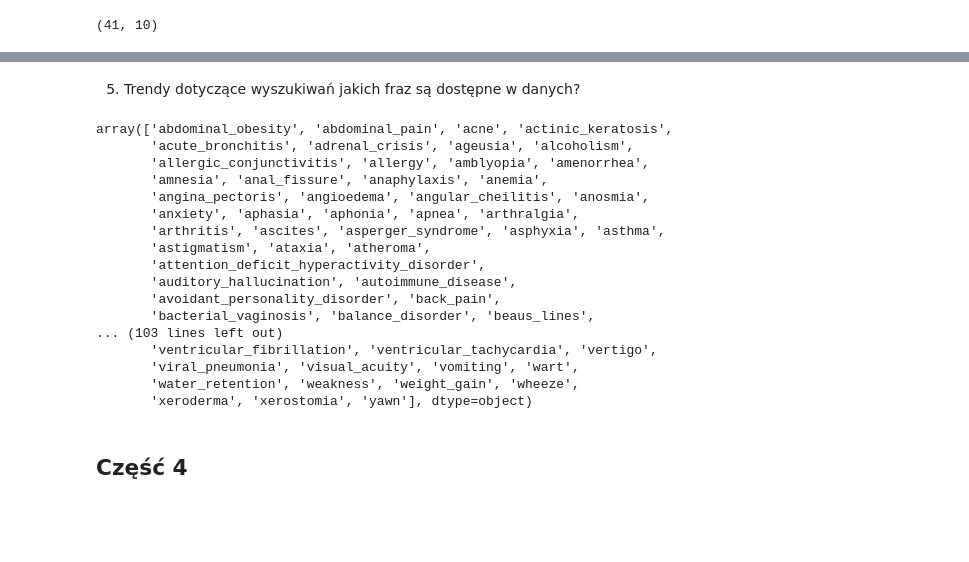
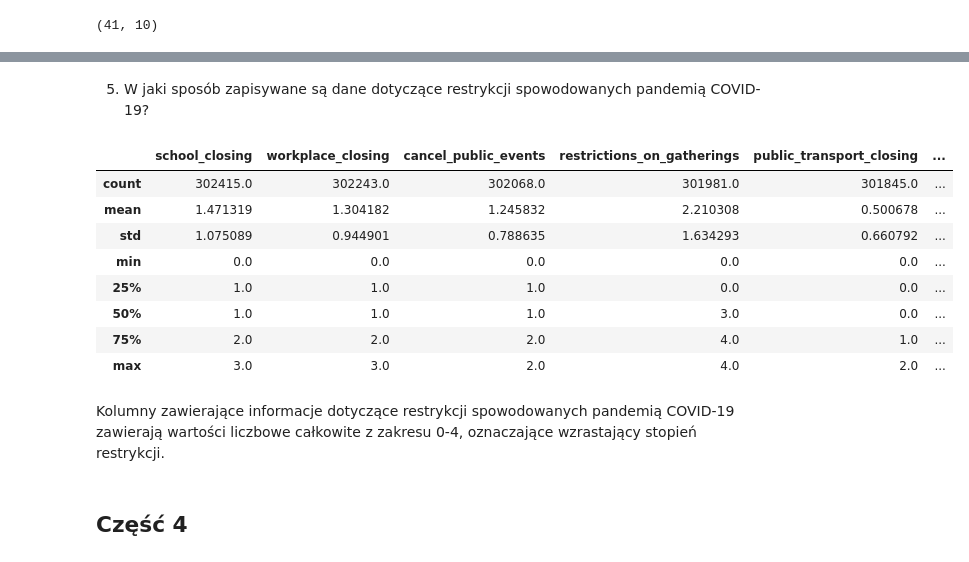
Before and after one commit to mikolajzakrzewski/big-data-processing-fundamentals, a Jupyter notebook: level_1.ipynb, the cells around one changed output, grey strips where cells are left out. Saved outputs shown, nothing was run; the diff lists cells and outputs as text; code cells hidden in the pictures; blank space fills up the shorter version.

```diff
--- a/level_1.ipynb
+++ b/level_1.ipynb
@@ -243,37 +245,26 @@ age_bins.head()
-# %% [markdown]
-5. Trendy dotyczące wyszukiwań jakich fraz są dostępne w danych?
-# %%
-query = """
-    SELECT DISTINCT column_name
-    FROM bigquery-public-data.covid19_open_data.INFORMATION_SCHEMA.COLUMNS
-    WHERE table_name = "covid19_open_data"
-        AND column_name LIKE 'search_trends_%'
-"""
-query_job = client.query(query)
-query_result = query_job.result()
-
-df_trends = query_result.to_dataframe()
-df_trends['column_name'] = df_trends['column_name'].str.replace('search_trends_', '')
-
-df_trends['column_name'].unique()
-# %% [output]
-array(['abdominal_obesity', 'abdominal_pain', 'acne', 'actinic_keratosis',
-       'acute_bronchitis', 'adrenal_crisis', 'ageusia', 'alcoholism',
-       'allergic_conjunctivitis', 'allergy', 'amblyopia', 'amenorrhea',
-       'amnesia', 'anal_fissure', 'anaphylaxis', 'anemia',
-       'angina_pectoris', 'angioedema', 'angular_cheilitis', 'anosmia',
-       'anxiety', 'aphasia', 'aphonia', 'apnea', 'arthralgia',
-       'arthritis', 'ascites', 'asperger_syndrome', 'asphyxia', 'asthma',
-       'astigmatism', 'ataxia', 'atheroma',
-       'attention_deficit_hyperactivity_disorder',
-       'auditory_hallucination', 'autoimmune_disease',
-       'avoidant_personality_disorder', 'back_pain',
-       'bacterial_vaginosis', 'balance_disorder', 'beaus_lines',
-... (103 lines left out)
-       'ventricular_fibrillation', 'ventricular_tachycardia', 'vertigo',
-       'viral_pneumonia', 'visual_acuity', 'vomiting', 'wart',
-       'water_retention', 'weakness', 'weight_gain', 'wheeze',
-       'xeroderma', 'xerostomia', 'yawn'], dtype=object)
+# %% [markdown]
+5. W jaki sposób zapisywane są dane dotyczące restrykcji spowodowanych pandemią COVID-19?
+# %%
+query = """
+    SELECT school_closing, workplace_closing, cancel_public_events, restrictions_on_gatherings, public_transport_closing, stay_at_home_requirements, restrictions_on_internal_movement, international_travel_controls
+    FROM bigquery-public-data.covid19_open_data.covid19_open_data
+"""
+query_job = client.query(query)
+query_result = query_job.result()
+
+query_result.to_dataframe().describe()
+# %% [output]
+|  | school_closing | workplace_closing | cancel_public_events | restrictions_on_gatherings | public_transport_closing | ... |
+| count | 302415.0 | 302243.0 | 302068.0 | 301981.0 | 301845.0 | ... |
+| mean | 1.471319 | 1.304182 | 1.245832 | 2.210308 | 0.500678 | ... |
+| std | 1.075089 | 0.944901 | 0.788635 | 1.634293 | 0.660792 | ... |
+| min | 0.0 | 0.0 | 0.0 | 0.0 | 0.0 | ... |
+| 25% | 1.0 | 1.0 | 1.0 | 0.0 | 0.0 | ... |
+| 50% | 1.0 | 1.0 | 1.0 | 3.0 | 0.0 | ... |
+| 75% | 2.0 | 2.0 | 2.0 | 4.0 | 1.0 | ... |
+| max | 3.0 | 3.0 | 2.0 | 4.0 | 2.0 | ... |
+# %% [markdown]
+Kolumny zawierające informacje dotyczące restrykcji spowodowanych pandemią COVID-19 zawierają wartości liczbowe całkowite z zakresu 0-4, oznaczające wzrastający stopień restrykcji.
 # %% [markdown]
 ## Część 4
 # %% [markdown]
```
Also changed, not shown: parts of 20 cells of this notebook, 4 other files.
